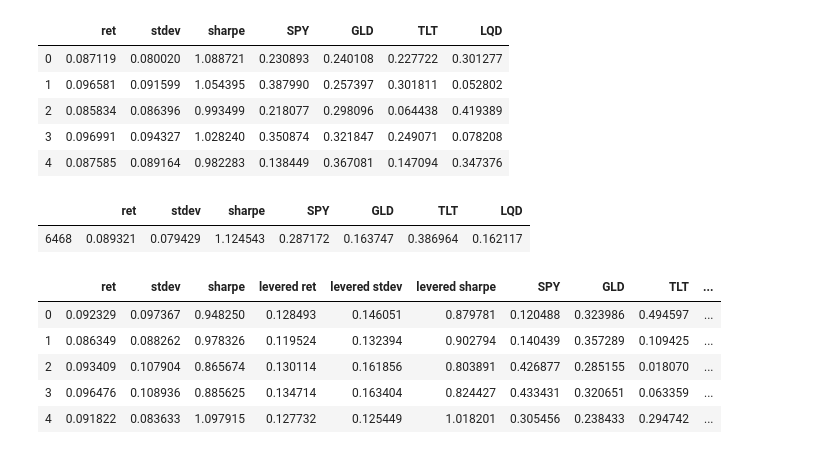
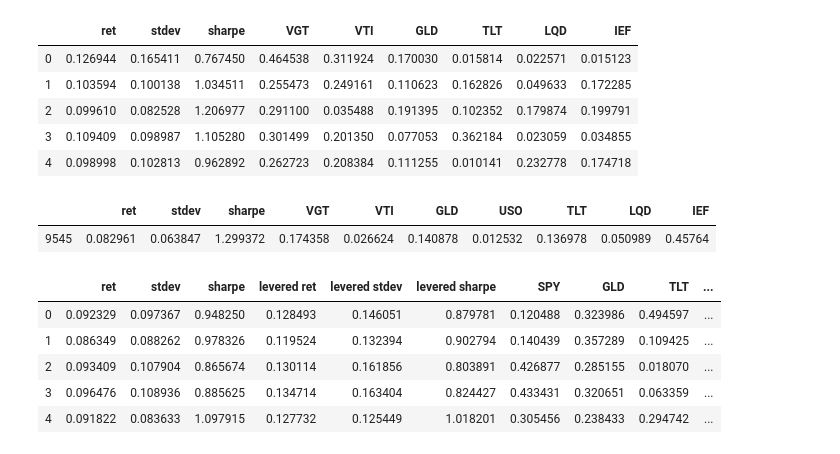
Before and after one commit to albud187/stock_analytics_prediction, a Jupyter notebook: Portfolio Optimization.ipynb, the cells around one changed output. Saved outputs shown, nothing was run; the diff lists cells and outputs as text; code cells hidden in the pictures.

```diff
--- a/Portfolio Optimization.ipynb
+++ b/Portfolio Optimization.ipynb
@@ -223,28 +254,30 @@ portfolio_stats(portfolio, start, end, rf, leverage, margin_int)
 # %%
-tickers = ['SPY', 'GLD', 'TLT', 'LQD']
+tickers = ['VGT','VTI', 'GLD', 'TLT', 'LQD', 'IEF']
 start = date.today() - timedelta(days = 3650*1.5)
 end = date.today()
 df = ticker_data(tickers,start,end)
 
 mean_returns = df.pct_change().mean()
 cov = df.pct_change().cov()
 num_portfolios = 10000
 rf = 0.0
 results_frame = simulate_random_portfolios(num_portfolios, mean_returns, cov, rf)
 results_frame.head()
 # %% [output]
-|  | ret | stdev | sharpe | SPY | GLD | TLT | LQD |
-| 0 | 0.087119 | 0.080020 | 1.088721 | 0.230893 | 0.240108 | 0.227722 | 0.301277 |
-| 1 | 0.096581 | 0.091599 | 1.054395 | 0.387990 | 0.257397 | 0.301811 | 0.052802 |
-| 2 | 0.085834 | 0.086396 | 0.993499 | 0.218077 | 0.298096 | 0.064438 | 0.419389 |
-| 3 | 0.096991 | 0.094327 | 1.028240 | 0.350874 | 0.321847 | 0.249071 | 0.078208 |
-| 4 | 0.087585 | 0.089164 | 0.982283 | 0.138449 | 0.367081 | 0.147094 | 0.347376 |
+|  | ret | stdev | sharpe | VGT | VTI | GLD | TLT | LQD | IEF |
+| 0 | 0.126944 | 0.165411 | 0.767450 | 0.464538 | 0.311924 | 0.170030 | 0.015814 | 0.022571 | 0.015123 |
+| 1 | 0.103594 | 0.100138 | 1.034511 | 0.255473 | 0.249161 | 0.110623 | 0.162826 | 0.049633 | 0.172285 |
+| 2 | 0.099610 | 0.082528 | 1.206977 | 0.291100 | 0.035488 | 0.191395 | 0.102352 | 0.179874 | 0.199791 |
+| 3 | 0.109409 | 0.098987 | 1.105280 | 0.301499 | 0.201350 | 0.077053 | 0.362184 | 0.023059 | 0.034855 |
+| 4 | 0.098998 | 0.102813 | 0.962892 | 0.262723 | 0.208384 | 0.111255 | 0.010141 | 0.232778 | 0.174718 |
 # %%
 max_sharpe = results_frame['sharpe'].max()
 results_frame[results_frame['sharpe']==max_sharpe]
+
+holdings = {'VGT':0.174358, 'VTI':0.026624, 'GLD':0.140878, 'USO':0.012532, 'LQD':0.050989, 'IEF':0.45764}
 # %% [output]
-|  | ret | stdev | sharpe | SPY | GLD | TLT | LQD |
-| 6468 | 0.089321 | 0.079429 | 1.124543 | 0.287172 | 0.163747 | 0.386964 | 0.162117 |
+|  | ret | stdev | sharpe | VGT | VTI | GLD | USO | TLT | LQD | IEF |
+| 9545 | 0.082961 | 0.063847 | 1.299372 | 0.174358 | 0.026624 | 0.140878 | 0.012532 | 0.136978 | 0.050989 | 0.45764 |
 # %%
 tickers = ['SPY', 'GLD', 'TLT', 'LQD']
 start = date.today() - timedelta(days = 3650*1.5)
```
Also changed, not shown: parts of 12 cells of this notebook, 1 other file.
